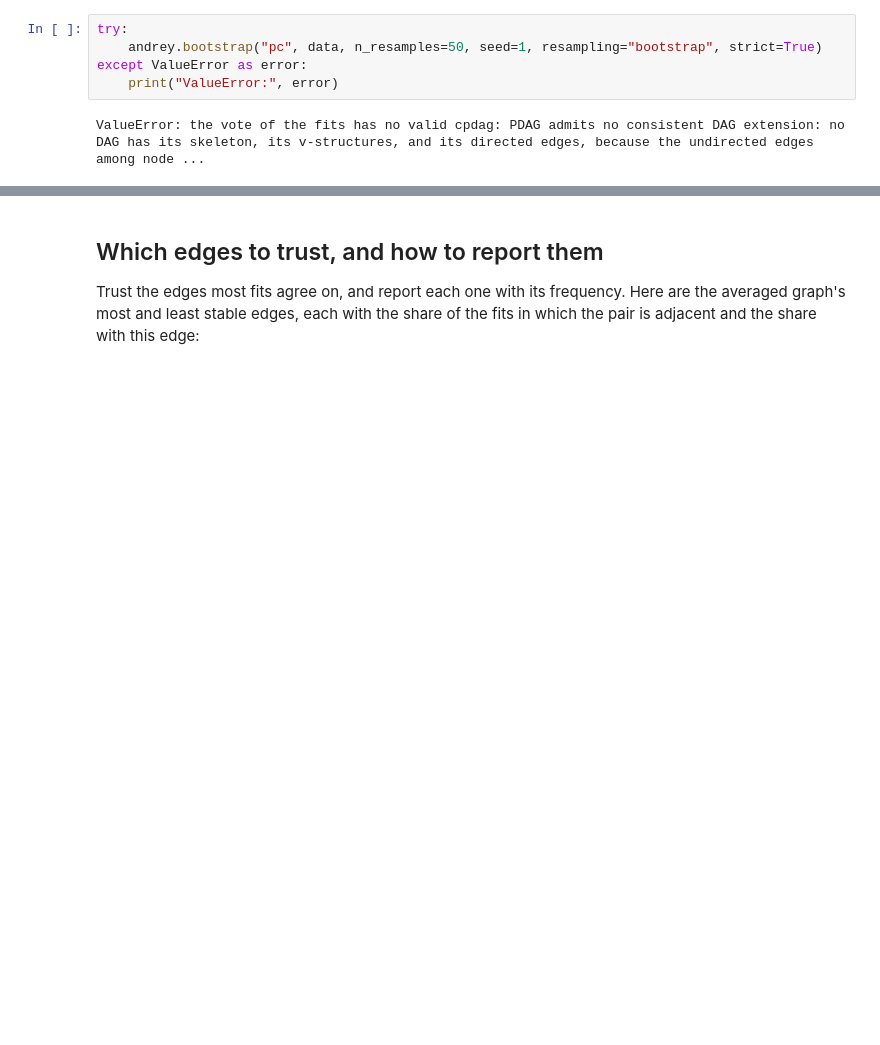
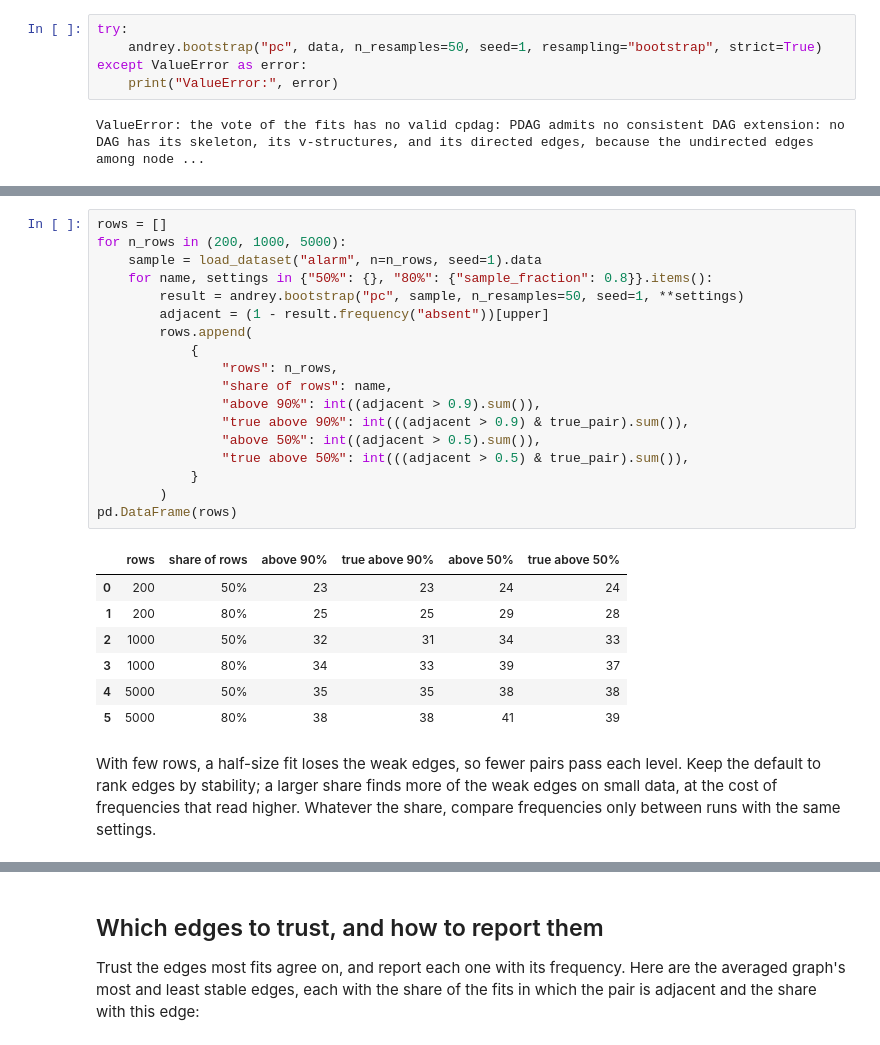
Before and after one commit to Abel-ai-lab/andrey, a Jupyter notebook: examples/bootstrap.ipynb, the cells around one changed output, grey strips where cells are left out. Saved outputs shown, nothing was run; the diff lists cells and outputs as text; blank space fills up the shorter version.

```diff
--- a/examples/bootstrap.ipynb
+++ b/examples/bootstrap.ipynb
@@ -172,0 +220,31 @@ ValueError: the vote of the fits has no valid cpdag: PDAG admits no consistent D
+# %%
+rows = []
+for n_rows in (200, 1000, 5000):
+    sample = load_dataset("alarm", n=n_rows, seed=1).data
+    for name, settings in {"50%": {}, "80%": {"sample_fraction": 0.8}}.items():
+        result = andrey.bootstrap("pc", sample, n_resamples=50, seed=1, **settings)
+        adjacent = (1 - result.frequency("absent"))[upper]
+        rows.append(
+            {
+                "rows": n_rows,
+                "share of rows": name,
+                "above 90%": int((adjacent > 0.9).sum()),
+                "true above 90%": int(((adjacent > 0.9) & true_pair).sum()),
+                "above 50%": int((adjacent > 0.5).sum()),
+                "true above 50%": int(((adjacent > 0.5) & true_pair).sum()),
+            }
+        )
+pd.DataFrame(rows)
+# %% [output]
+|  | rows | share of rows | above 90% | true above 90% | above 50% | true above 50% |
+| 0 | 200 | 50% | 23 | 23 | 24 | 24 |
+| 1 | 200 | 80% | 25 | 25 | 29 | 28 |
+| 2 | 1000 | 50% | 32 | 31 | 34 | 33 |
+| 3 | 1000 | 80% | 34 | 33 | 39 | 37 |
+| 4 | 5000 | 50% | 35 | 35 | 38 | 38 |
+| 5 | 5000 | 80% | 38 | 38 | 41 | 39 |
+# %% [markdown]
+With few rows, a half-size fit loses the weak edges, so fewer pairs pass each level. Keep the
+default to rank edges by stability; a larger share finds more of the weak edges on small data, at
+the cost of frequencies that read higher. Whatever the share, compare frequencies only between runs
+with the same settings.
```
Also changed, not shown: parts of 12 cells of this notebook.
